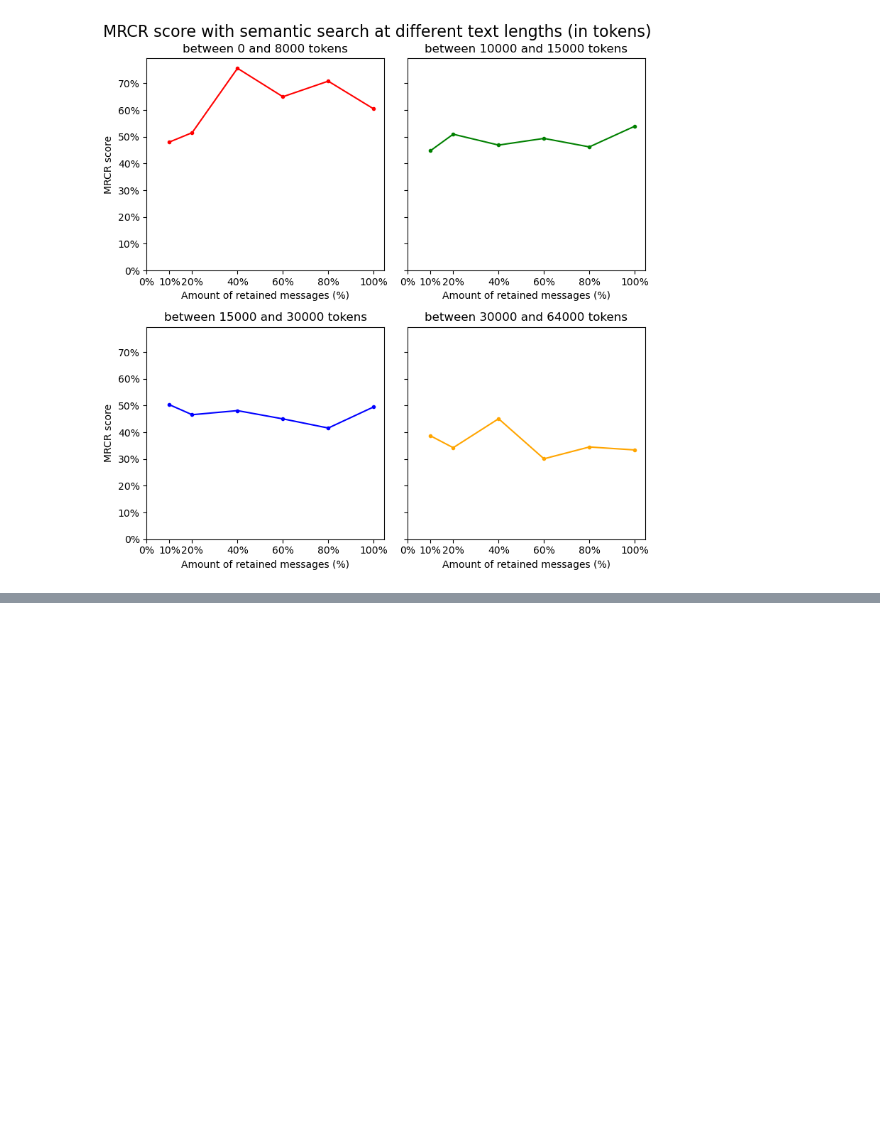
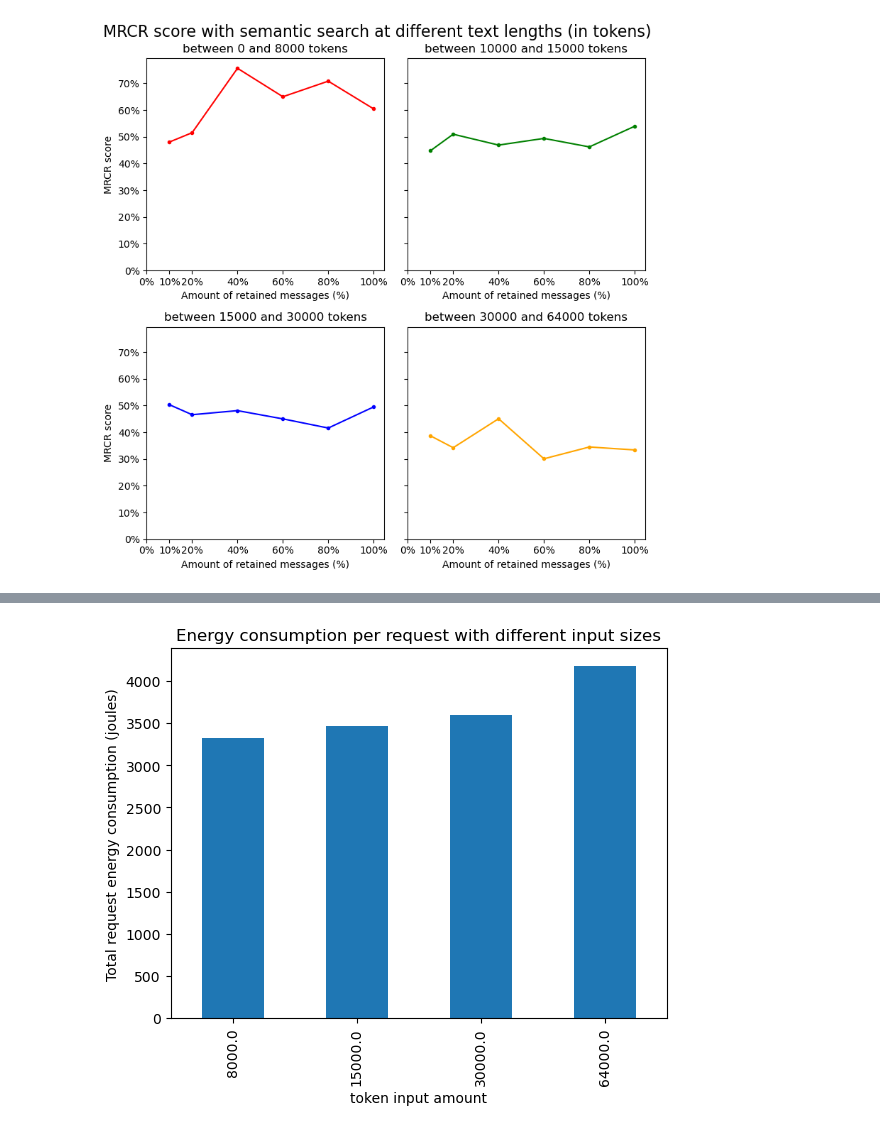
Before and after one commit to Q42/green.ai, a Jupyter notebook: results/graphs/chat_history_search.ipynb, the cells around one changed output, grey strips where cells are left out. Saved outputs shown, nothing was run; the diff lists cells and outputs as text; code cells hidden in the pictures; blank space fills up the shorter version.

```diff
--- a/results/graphs/chat_history_search.ipynb
+++ b/results/graphs/chat_history_search.ipynb
@@ -245,0 +319,29 @@ plt.show()
+# %%
+import numpy as np
+from matplotlib import pyplot as plt
+
+
+# Get unique test names and sort them numerically
+
+test_data = mrcr[mrcr['sensitivity'] == 1.0].copy()
+test_data["gpu_energy.req"] = test_data["gpu_energy.joules"] / test_data["config.info.length_1"]
+
+test_data = test_data.reset_index()
+test_data = test_data.drop_duplicates(subset='config.info.max_tokens', keep='first')
+test_data = test_data.set_index('config.info.max_tokens')
+
+# Sort by index to ensure proper line connection
+test_data = test_data.sort_index()
+
+# Plot on the corresponding axis
+test_data.plot(
+    y='gpu_energy.req',
+    xlabel='token input amount',
+    ylabel='Total request energy consumption (joules)',
+    kind='bar',
+    title='Energy consumption per request with different input sizes',
+    legend=False
+)
+plt.show()
+# %% [output]
+[figure, added]
```
Also changed, not shown: parts of 3 cells of this notebook, 3 other files.
